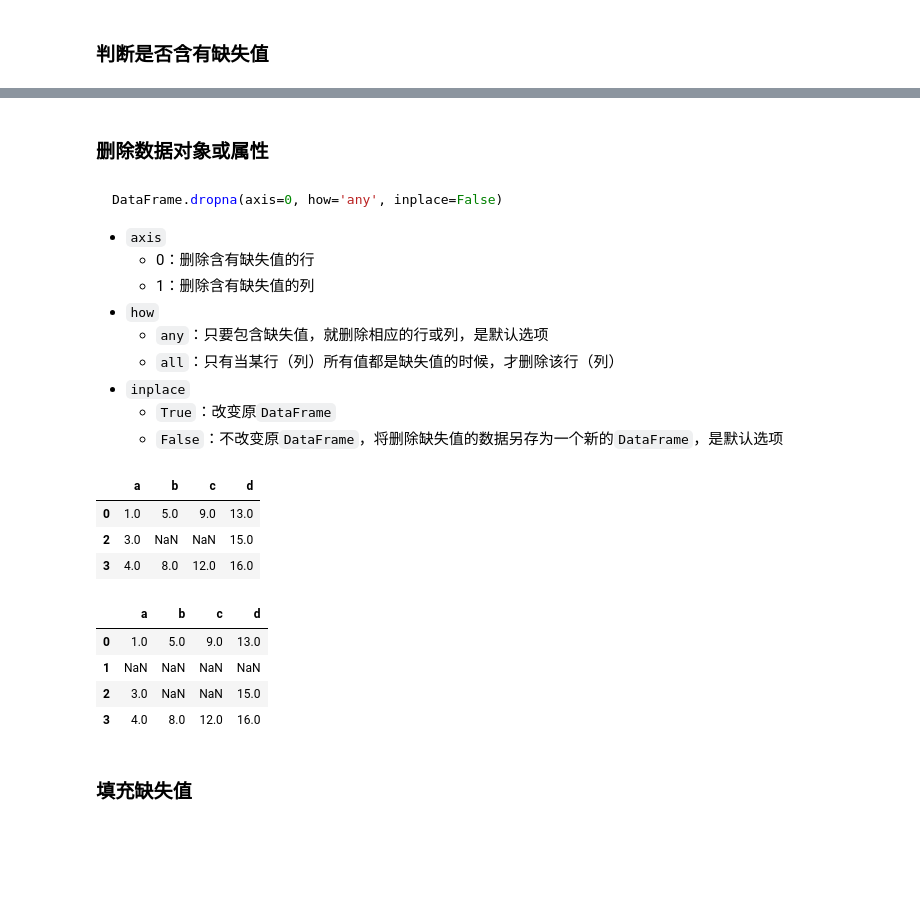
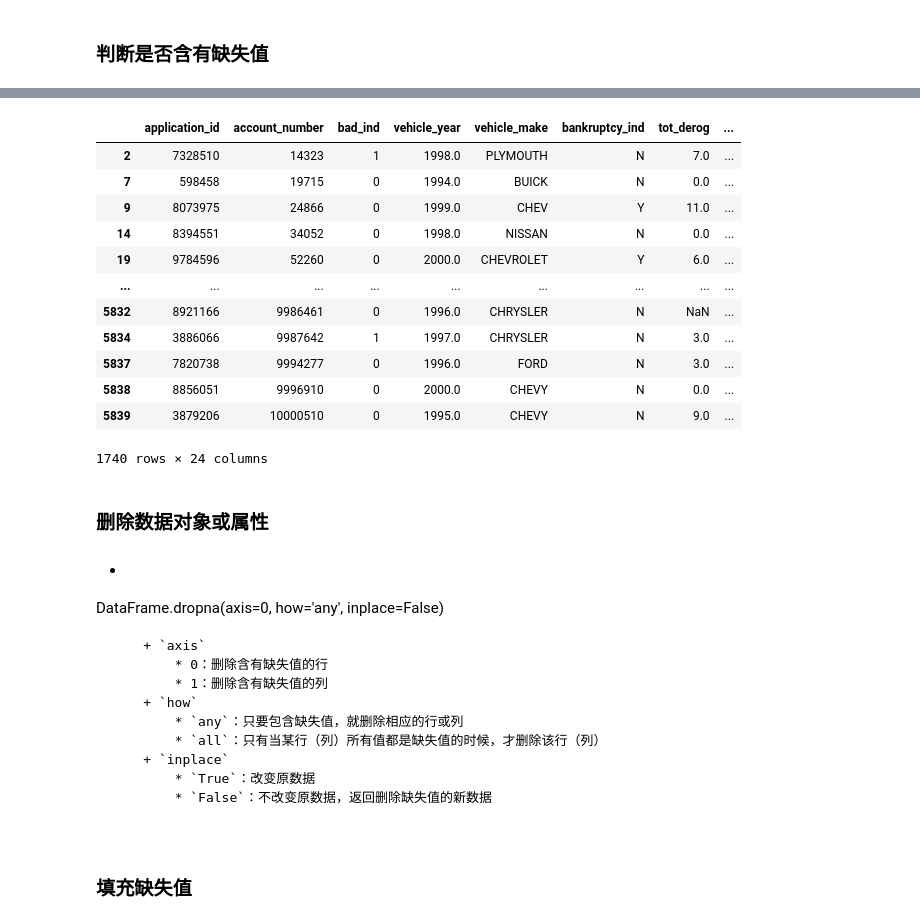
Before and after one commit to christinemu/biz-mining, a Jupyter notebook: DataExplore.ipynb, the cells around one changed output, grey strips where cells are left out. Saved outputs shown, nothing was run; the diff lists cells and outputs as text; code cells hidden in the pictures; blank space fills up the shorter version.

````diff
--- a/DataExplore.ipynb
+++ b/DataExplore.ipynb
@@ -1047,31 +970,31 @@ dfNa.isna()
+# %%
+accept.loc[accept.isna().sum(axis=1)>0,:]
+# %% [output]
+|  | application_id | account_number | bad_ind | vehicle_year | vehicle_make | bankruptcy_ind | tot_derog | ... |
+| 2 | 7328510 | 14323 | 1 | 1998.0 | PLYMOUTH | N | 7.0 | ... |
+| 7 | 598458 | 19715 | 0 | 1994.0 | BUICK | N | 0.0 | ... |
+| 9 | 8073975 | 24866 | 0 | 1999.0 | CHEV | Y | 11.0 | ... |
+| 14 | 8394551 | 34052 | 0 | 1998.0 | NISSAN | N | 0.0 | ... |
+| 19 | 9784596 | 52260 | 0 | 2000.0 | CHEVROLET | Y | 6.0 | ... |
+| ... | ... | ... | ... | ... | ... | ... | ... | ... |
+| 5832 | 8921166 | 9986461 | 0 | 1996.0 | CHRYSLER | N | NaN | ... |
+| 5834 | 3886066 | 9987642 | 1 | 1997.0 | CHRYSLER | N | 3.0 | ... |
+| 5837 | 7820738 | 9994277 | 0 | 1996.0 | FORD | N | 3.0 | ... |
+| 5838 | 8856051 | 9996910 | 0 | 2000.0 | CHEVY | N | 0.0 | ... |
+| 5839 | 3879206 | 10000510 | 0 | 1995.0 | CHEVY | N | 9.0 | ... |
+1740 rows × 24 columns
 # %% [markdown]
 ### 删除数据对象或属性
 # %% [markdown]
-```python
+- ```python
 DataFrame.dropna(axis=0, how='any', inplace=False)
 ```
-+ `axis`
-    * 0：删除含有缺失值的行
-    * 1：删除含有缺失值的列
-+ `how`
-    * `any`：只要包含缺失值，就删除相应的行或列，是默认选项
-    * `all`：只有当某行（列）所有值都是缺失值的时候，才删除该行（列）
-+ `inplace`
-    * `True`：改变原`DataFrame`
-    * `False`：不改变原`DataFrame`，将删除缺失值的数据另存为一个新的`DataFrame`，是默认选项
+    + `axis`
+        * 0：删除含有缺失值的行
+        * 1：删除含有缺失值的列
+    + `how`
+        * `any`：只要包含缺失值，就删除相应的行或列
+        * `all`：只有当某行（列）所有值都是缺失值的时候，才删除该行（列）
+    + `inplace`
+        * `True`：改变原数据
+        * `False`：不改变原数据，返回删除缺失值的新数据
-# %%
-tmp0 = dfNa.dropna(axis=0, how='all')
-# tmp1 = dfNa.dropna(axis=1, how='all')
-tmp0
-# tmp1
-dfNa
-# %% [output]
-|  | a | b | c | d |
-| 0 | 1.0 | 5.0 | 9.0 | 13.0 |
-| 2 | 3.0 | NaN | NaN | 15.0 |
-| 3 | 4.0 | 8.0 | 12.0 | 16.0 |
-|  | a | b | c | d |
-| 0 | 1.0 | 5.0 | 9.0 | 13.0 |
-| 1 | NaN | NaN | NaN | NaN |
-| 2 | 3.0 | NaN | NaN | 15.0 |
-| 3 | 4.0 | 8.0 | 12.0 | 16.0 |
````
Also changed, not shown: parts of 89 cells of this notebook, 4 other files.
